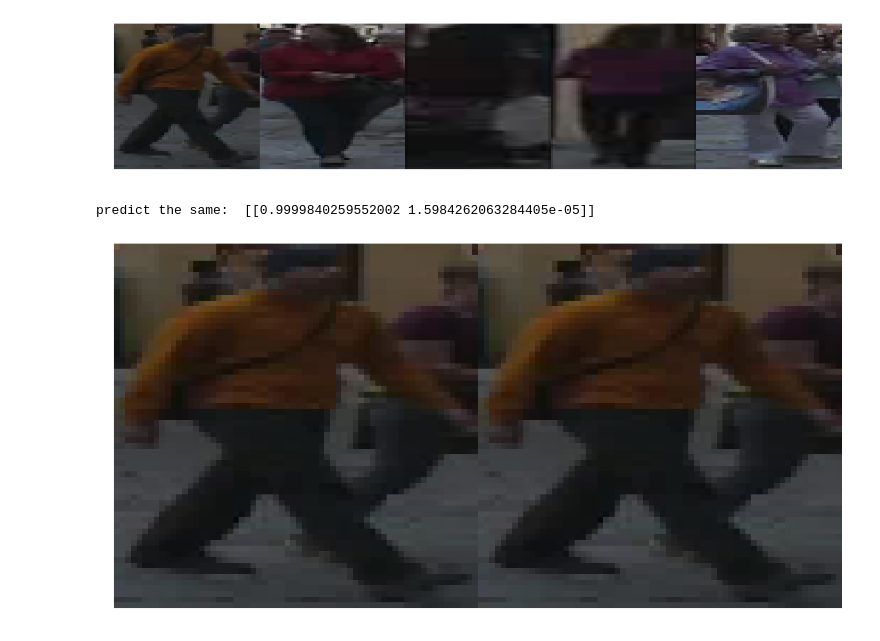
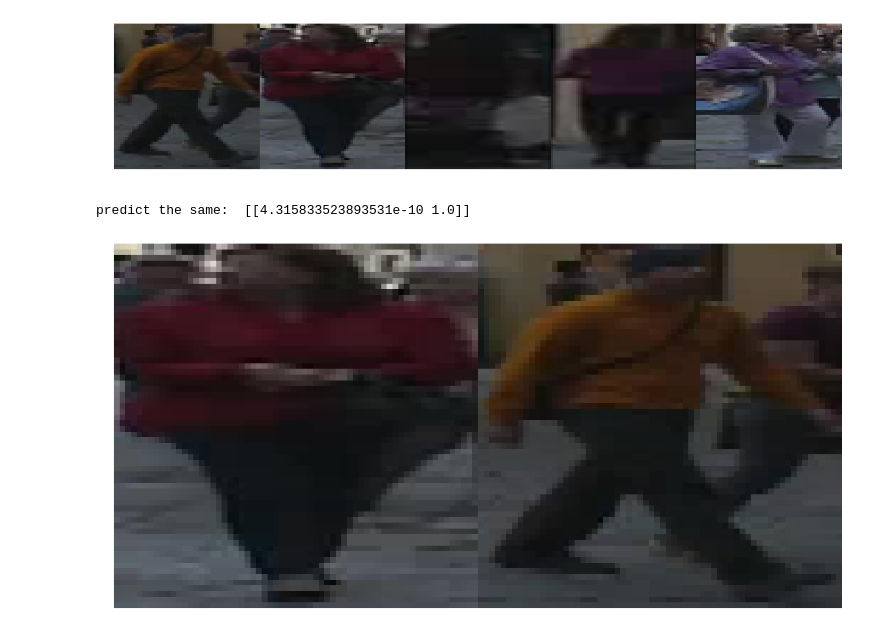
Before and after one commit to jutanke/cabbage, a Jupyter notebook: prototyping/ReId_MOT16.ipynb, the cells around one changed output. Saved outputs shown, nothing was run; the diff lists cells and outputs as text; code cells hidden in the pictures.

```diff
--- a/prototyping/ReId_MOT16.ipynb
+++ b/prototyping/ReId_MOT16.ipynb
@@ -57,7 +57,7 @@ for pid, x, y, w, h in zip(*[pids, left, top, width, height]):
     if pid not in lookup:
         lookup[str(int(pid))] = []
 
-    x = get_element(X[0], (x,y,w,h), (64,64))
+    x = get_element(X[0], (x,y,w,h), (64,64), force_uint=True)
     lookup[str(int(pid))].append(x)
     Ims.append(x)
 
@@ -69,11 +69,11 @@ utils.plot(Ims, cols=5)
 dict_keys(['2', '3', '10', '14', '19'])
 [figure]
 # %%
-a,b = lookup['2'][0], lookup['2'][0]
+a,b = lookup['2'][0], lookup['3'][0]
 
-print('predict the same: ', stacknet.predict(a, b).astype('object'))
+print('predict the same: ', stacknet.predict(b, a).astype('object'))
 
-utils.plot([a,b], cols=2)
+utils.plot([b,a], cols=2)
 # %% [output]
-predict the same:  [[0.9999840259552002 1.5984262063284405e-05]]
+predict the same:  [[4.315833523893531e-10 1.0]]
-[figure, old version]
+[figure, new version]
```
Also changed, not shown: parts of 1 cell of this notebook, 2 other files.
